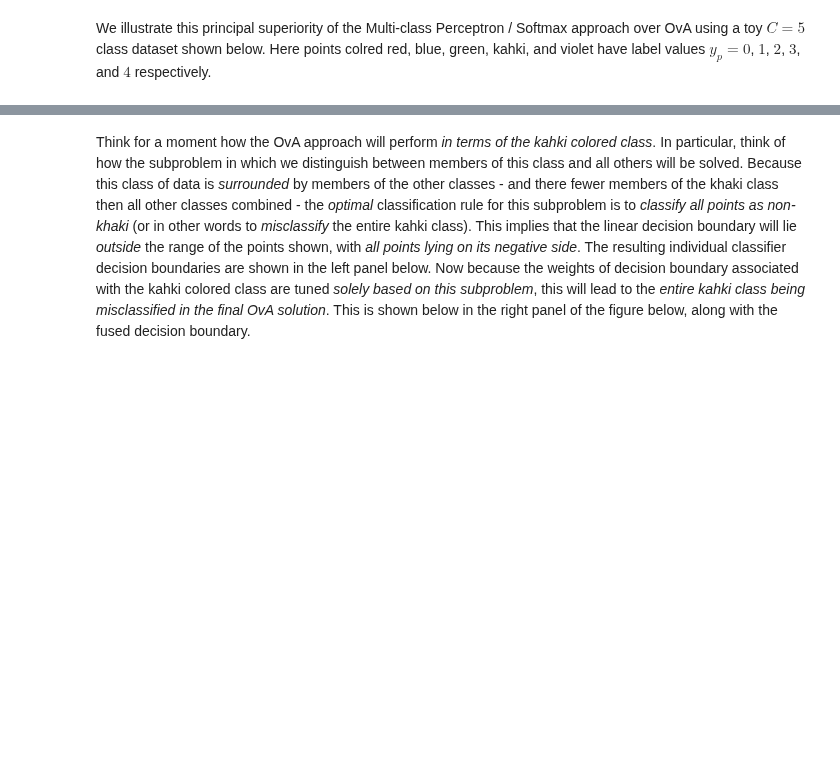
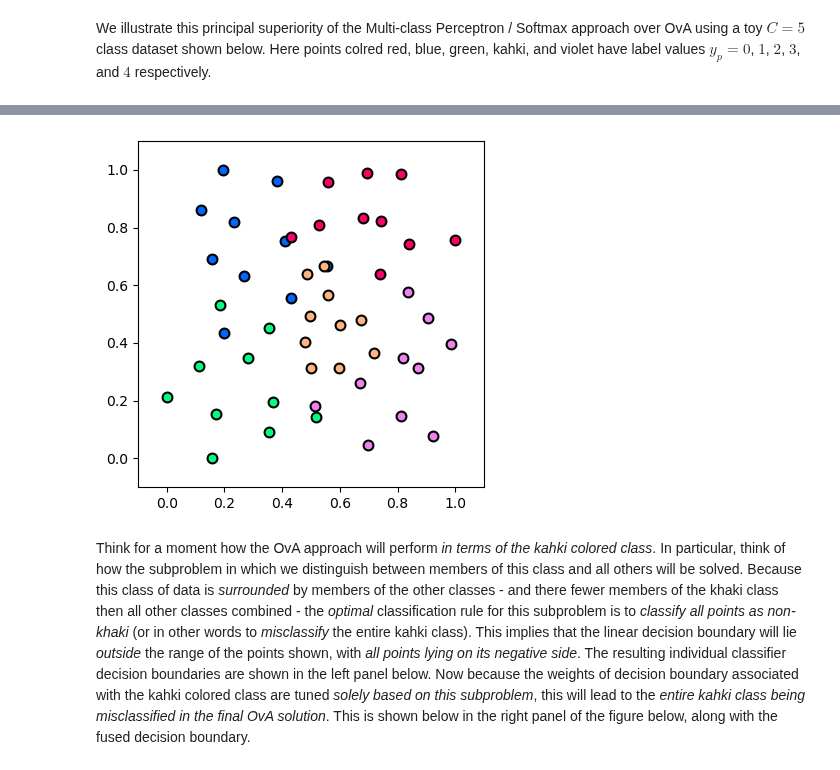
Before and after one commit to neonwatty/machine_learning_refined, a Jupyter notebook: notes/7_Linear_multiclass_classification/7_4_Comparison.ipynb, the cells around one changed output, grey strips where cells are left out. Drawn from its saved outputs; the diff is of its cells as text; code cells hidden in the pictures; blank space fills up the shorter version.

```diff
--- a/notes/7_Linear_multiclass_classification/7_4_Comparison.ipynb
+++ b/notes/7_Linear_multiclass_classification/7_4_Comparison.ipynb
@@ -48,10 +46,10 @@ We illustrate this principal superiority of the Multi-class Perceptron / Softmax
 # %%
 # This code cell will not be shown in the HTML version of this notebook
 # load in dataset
-data = np.loadtxt(datapath + '5class_data.csv',delimiter = ',')
+data = np.loadtxt('chapter_7_datasets/5class_data.csv',delimiter = ',')
 
 # create an instance of the ova demo
-demo = superlearn.ova_illustrator.Visualizer(data)
+demo = section_7_4_helpers.OvaVsualizer(data)
 
 # visualize dataset
 demo.show_dataset()
@@ -61,3 +57,4 @@ demo.show_dataset()
+[figure, added]
 # %% [markdown]
 Think for a moment how the OvA approach will perform *in terms of the kahki colored class*.  In particular, think of how the subproblem in which we distinguish between members of this class and all others will be solved.  Because this class of data is *surrounded* by members of the other classes - and there fewer members of the khaki class then all other classes combined - the *optimal* classification rule for this subproblem is to *classify all points as non-khaki* (or in other words to *misclassify* the entire kahki class).  This implies that the linear decision boundary will lie *outside* the range of the points shown, with *all points lying on its negative side*.  The resulting individual classifier decision boundaries are shown in the left panel below.  Now because the weights of decision boundary associated with the kahki colored class are tuned *solely based on this subproblem*, this will lead to the *entire kahki class being misclassified in the final OvA solution*.  This is shown below in the right panel of the figure below, along with the fused decision boundary.
 # %%
```
Also changed, not shown: parts of 4 cells of this notebook, 2 other files.
